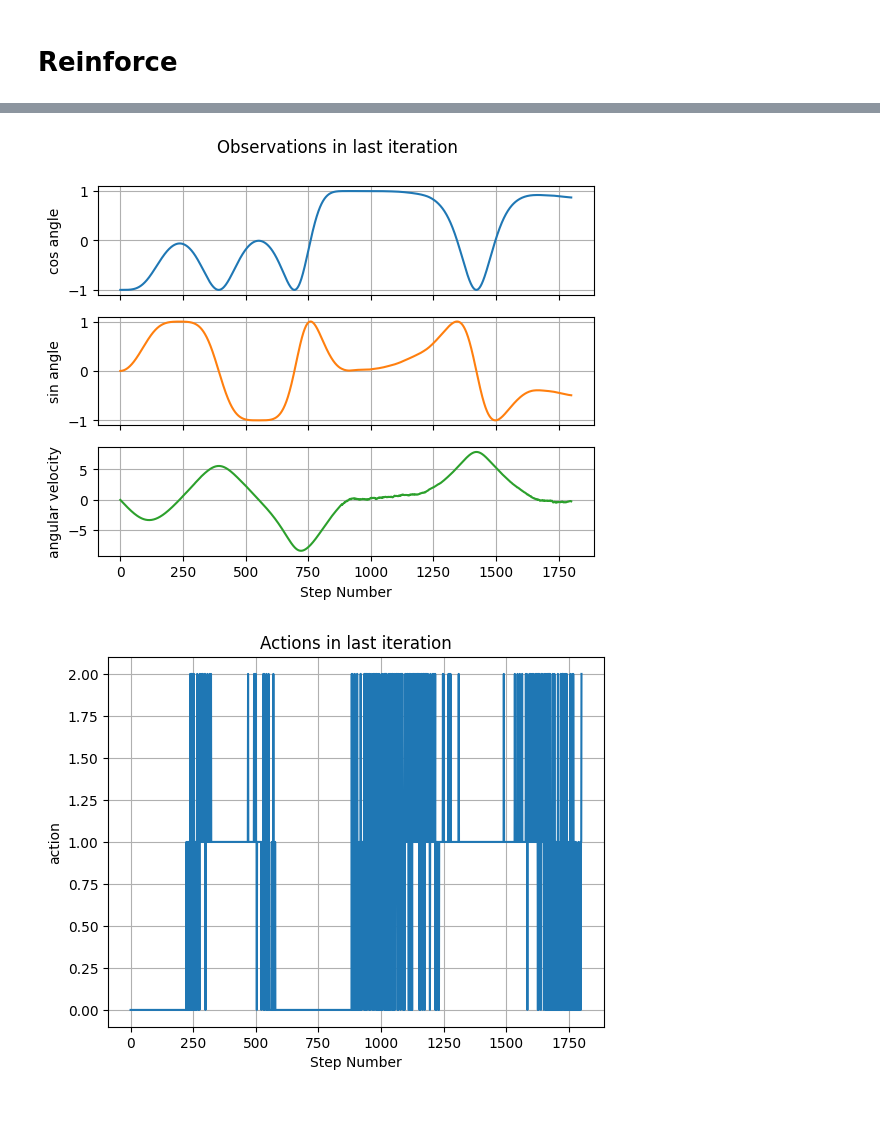
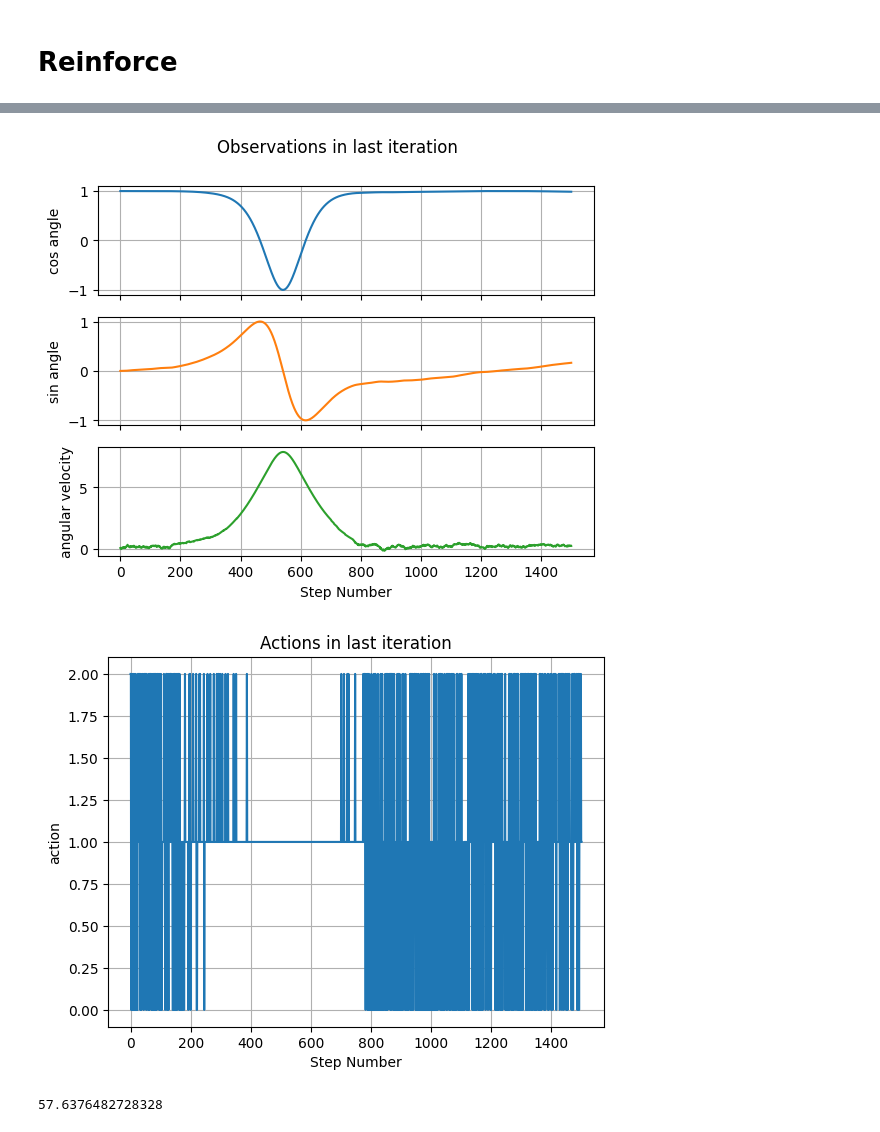
Before and after one commit to BogChamp/rl_project, a Jupyter notebook: RL_project.ipynb, the cells around one changed output, grey strips where cells are left out. Drawn from its saved outputs; the diff is of its cells as text; code cells hidden in the pictures.

```diff
--- a/RL_project.ipynb
+++ b/RL_project.ipynb
@@ -73,19 +69,19 @@ np.random.seed(SEED)
 torch.manual_seed(SEED)
 random.seed(SEED)
 
-system = InvertedPendulumSystem(f=10)
+system = InvertedPendulumSystem(f=10.0)
 
 simulator = Simulator(
-    system, N_steps=1800, step_size=0.003, state_init=np.array([np.pi, 0.0])
+    system, N_steps=1500, step_size=0.003, state_init=np.array([0.0, 0.0])
 )
 # model = GaussianPDFModel(
 #     dim_observation=system.dim_observation,
 #     dim_action=system.dim_action,
-#     action_bounds=np.array([[-20, 20]]),
-#     scale_factor=100,  # TRY TO FIND scale_factor EMPIRICALLY
+#     action_bounds=np.array([[-10, 10]]),
+#     scale_factor=1,  # TRY TO FIND scale_factor EMPIRICALLY
 #     dim_hidden=32, # TRY TO FIND dim_hidden EMPIRICALLY
-#     std=0.01, # TRY TO FIND STD EMPIRICALLY
-#     n_hidden_layers=1 # TRY TO FIND STD EMPIRICALLY
+#     std=0.03, # TRY TO FIND STD EMPIRICALLY
+#     n_hidden_layers=2 # TRY TO FIND STD EMPIRICALLY
 # )
 
 model = DiscreteModel(dim_observation=system.dim_observation,
@@ -101,22 +97,6 @@ optimizer = Optimizer(
     opt_options=dict(lr=0.005), # TRY TO FIND lr EMPIRICALLY
     #---------------------------------------------------------------------------
 )
-## Or if you want to use scheduler then initialize optimizer, via, for instance
-# lr_scheduler_fading_coeff = 1
-# optimizer = Optimizer(
-#     model=model,
-#     opt_method=torch.optim.Adam,
-#     opt_options=dict(lr=1.0, betas=(0.8, 0.9)),
-#     shuffle=False,
-#     lr_scheduler_method=torch.optim.lr_scheduler.MultiplicativeLR,
-#     lr_scheduler_options={
-#         "lr_lambda": lambda iteration: 1
-#         / np.sqrt((iteration / lr_scheduler_fading_coeff) ** 2 + 1)
-#     },
-#     lr_scheduler_switch=LRSchedulerSwitch(norm_observation_threshold=0.1),
-# )
-#
-# BELEIVE US! YOU CAN SOLVE THIS TASK WITHOUT SCHEDULER
 
 policy = PolicyREINFORCE(model, optimizer, is_with_baseline=True)
 
@@ -158,2 +138,2 @@ scenario.plot_data()
-[figure, old version]
+[figure, new version]
-[figure, old version]
+[figure, new version]
@@ -159,0 +142,27 @@ scenario.plot_data()
+# %%
+simulator.reset()
+observations = []
+
+i = 0
+while simulator.step():
+    (
+        observation,
+        action,
+        step_idx,
+    ) = simulator.get_sim_step_data()
+    observations.append(observation)
+    new_action = (
+        policy.model.sample(torch.tensor(observation).float())
+        .detach()
+        .cpu()
+        .numpy()
+    )
+
+    if i == 1000:
+        new_action = float(new_action)
+        new_action += np.random.uniform(50, 80)
+        print(new_action)
+    system.receive_action(new_action)
+    i += 1
+# %% [output]
+57.6376482728328
```
Also changed, not shown: parts of 5 cells of this notebook, 3 other files.
